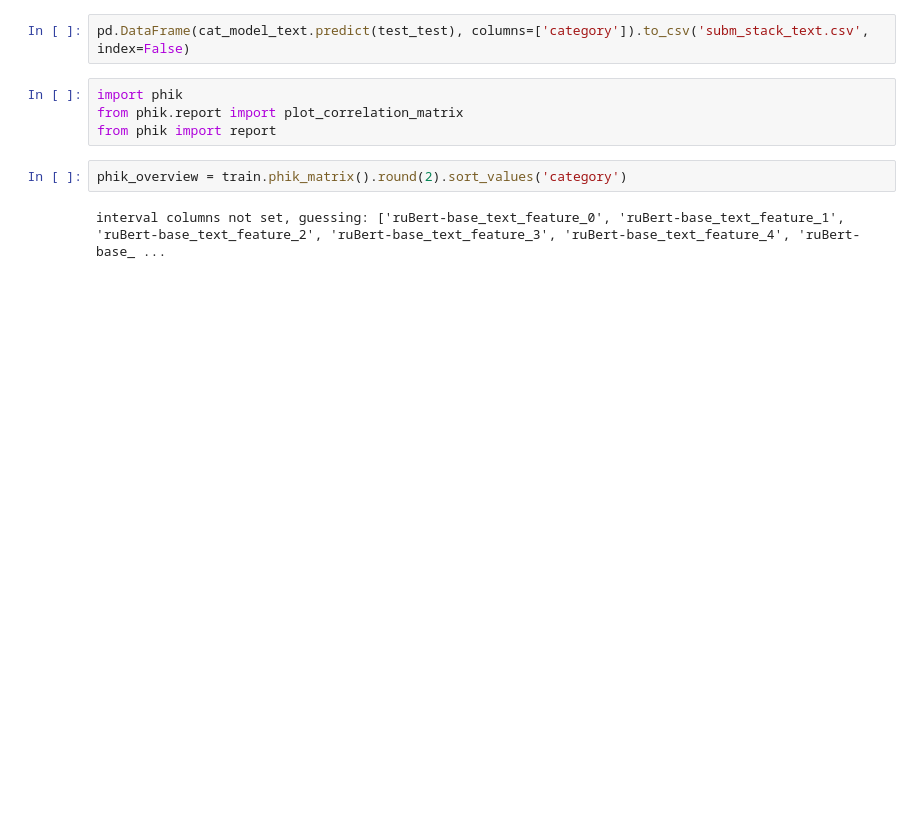
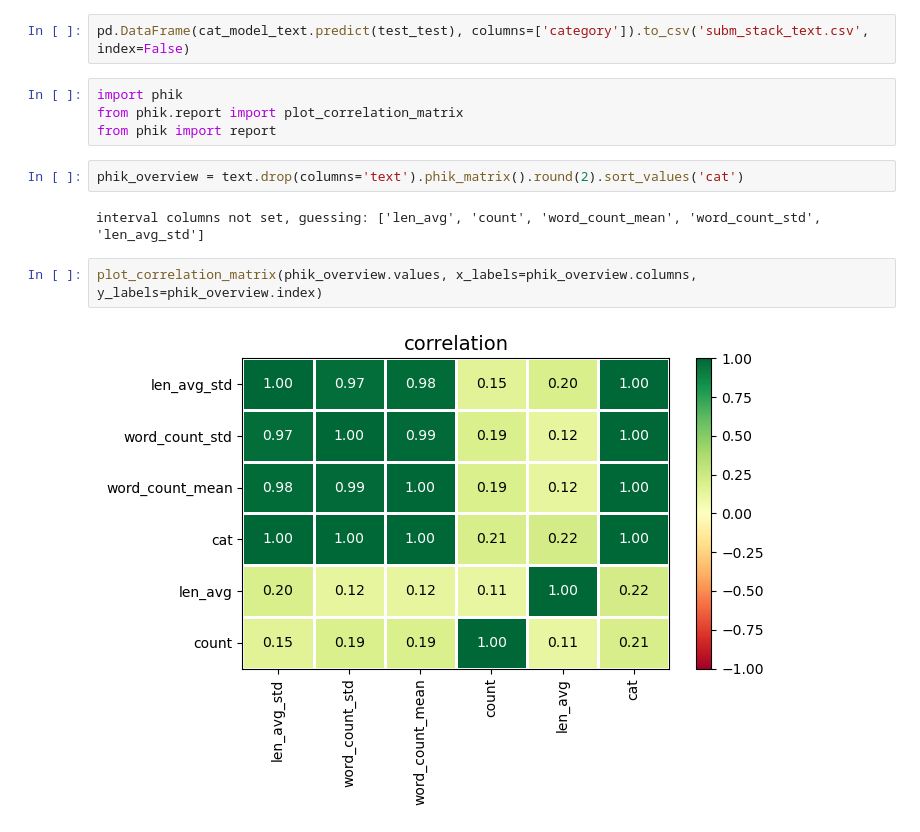
Before and after one commit to meshvedov/competition-ds, a Jupyter notebook: 6_blending_hw.ipynb, the cells around one changed output. Drawn from its saved outputs; the diff is of its cells as text; blank space fills up the shorter version.

```diff
--- a/6_blending_hw.ipynb
+++ b/6_blending_hw.ipynb
@@ -295,6 +305,10 @@ import phik
 from phik.report import plot_correlation_matrix
 from phik import report
 # %%
-phik_overview = train.phik_matrix().round(2).sort_values('category')
+phik_overview = text.drop(columns='text').phik_matrix().round(2).sort_values('cat')
 # %% [output]
-interval columns not set, guessing: ['ruBert-base_text_feature_0', 'ruBert-base_text_feature_1', 'ruBert-base_text_feature_2', 'ruBert-base_text_feature_3', 'ruBert-base_text_feature_4', 'ruBert-base_ ...
+interval columns not set, guessing: ['len_avg', 'count', 'word_count_mean', 'word_count_std', 'len_avg_std']
+# %%
+plot_correlation_matrix(phik_overview.values, x_labels=phik_overview.columns, y_labels=phik_overview.index)
+# %% [output]
+[figure, added]
```
Also changed, not shown: parts of 10 cells of this notebook.
